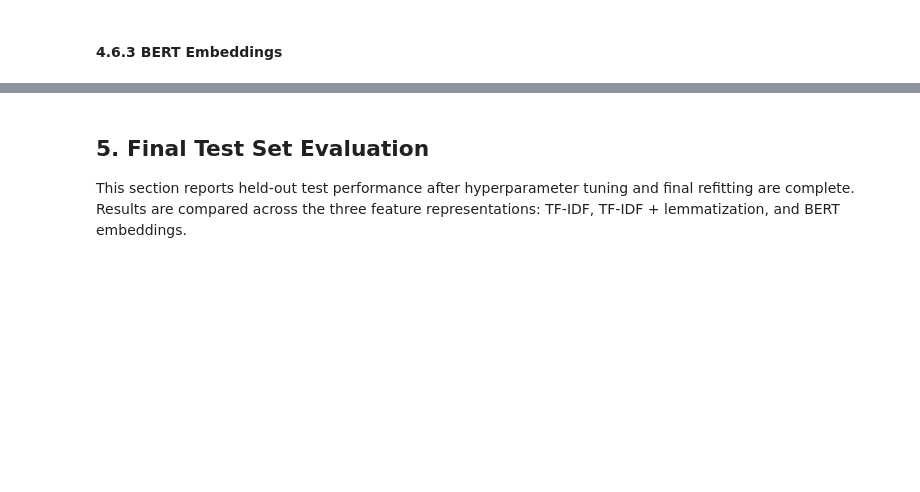
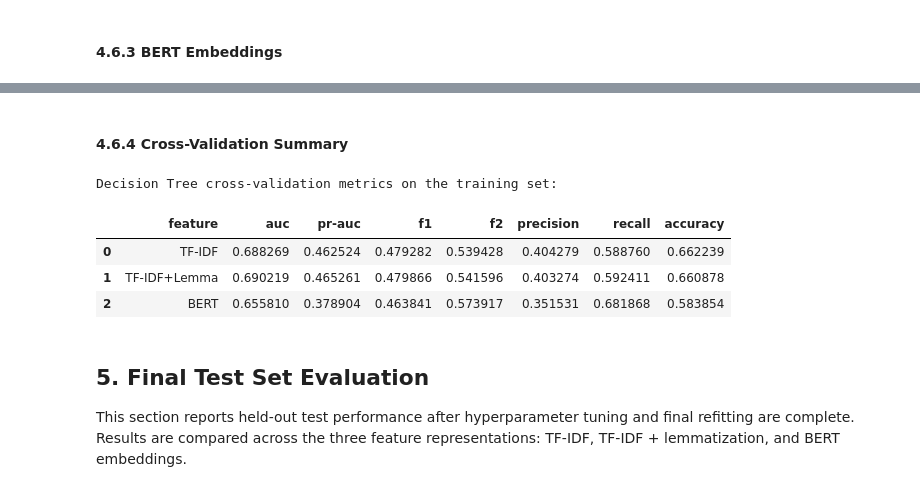
Before and after one commit to lzrcode-816/3244-Group-17-IMDB-Spoiler-Detection, a Jupyter notebook: Group17_ProjectDeSpoiler_Model.ipynb, the cells around one changed output, grey strips where cells are left out. Cells and saved outputs as stored; diff of their text form; code cells hidden in the pictures; blank space fills up the shorter version.

```diff
--- a/Group17_ProjectDeSpoiler_Model.ipynb
+++ b/Group17_ProjectDeSpoiler_Model.ipynb
@@ -1963,3 +2071,54 @@ Average fold metrics for fixed params:
+# %% [markdown]
+#### 4.6.4 Cross-Validation Summary
+# %%
+def summarize_dt_cv_metrics():
+    summary_candidates = [
+        ("TF-IDF", globals().get("fixed_cv_summary_dt", globals().get("best_cv_summary_dt"))),
+        ("TF-IDF+Lemma", globals().get("fixed_cv_summary_dt_lemma", globals().get("best_cv_summary_dt_lemma"))),
+        ("BERT", globals().get("fixed_cv_summary_dt_bert", globals().get("best_cv_summary_dt_bert"))),
+    ]
+
+    rows = []
+    for feature, summary in summary_candidates:
+        if summary is None:
+            continue
+
+        if isinstance(summary, pd.DataFrame):
+            metrics = summary.iloc[0].to_dict()
+        else:
+            metrics = dict(summary)
+
+        pr_auc = metrics.get("average_precision", metrics.get("pr-auc"))
+        rows.append(
+            {
+                "feature": feature,
+                "auc": metrics.get("auc"),
+                "pr-auc": pr_auc,
+                "f1": metrics.get("f1"),
+                "f2": metrics.get("f2"),
+                "precision": metrics.get("precision"),
+                "recall": metrics.get("recall"),
+                "accuracy": metrics.get("accuracy"),
+            }
+        )
+
+    if not rows:
+        raise ValueError("No Decision Tree cross-validation summary variables found. Run the Decision Tree training cells first.")
+
+    return pd.DataFrame(rows)
+
+dt_train_metrics_df = summarize_dt_cv_metrics()
+print("Decision Tree cross-validation metrics on the training set:")
+display(
+    dt_train_metrics_df[["feature", "auc", "pr-auc", "f1", "f2", "precision", "recall", "accuracy"]]
+        .round(6)
+)
+# %% [output]
+Decision Tree cross-validation metrics on the training set:
+|  | feature | auc | pr-auc | f1 | f2 | precision | recall | accuracy |
+| 0 | TF-IDF | 0.688269 | 0.462524 | 0.479282 | 0.539428 | 0.404279 | 0.588760 | 0.662239 |
+| 1 | TF-IDF+Lemma | 0.690219 | 0.465261 | 0.479866 | 0.541596 | 0.403274 | 0.592411 | 0.660878 |
+| 2 | BERT | 0.655810 | 0.378904 | 0.463841 | 0.573917 | 0.351531 | 0.681868 | 0.583854 |
 # %% [markdown]
 ## 5. Final Test Set Evaluation
 
```
Also changed, not shown: parts of 23 cells of this notebook.
